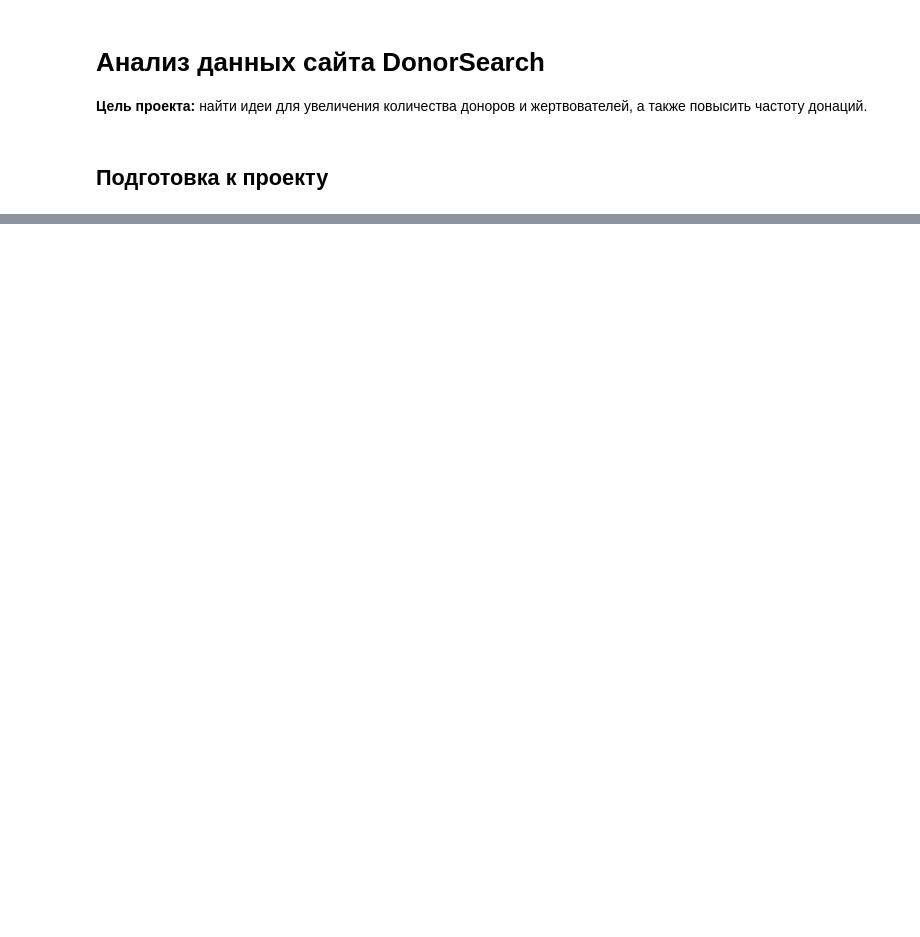
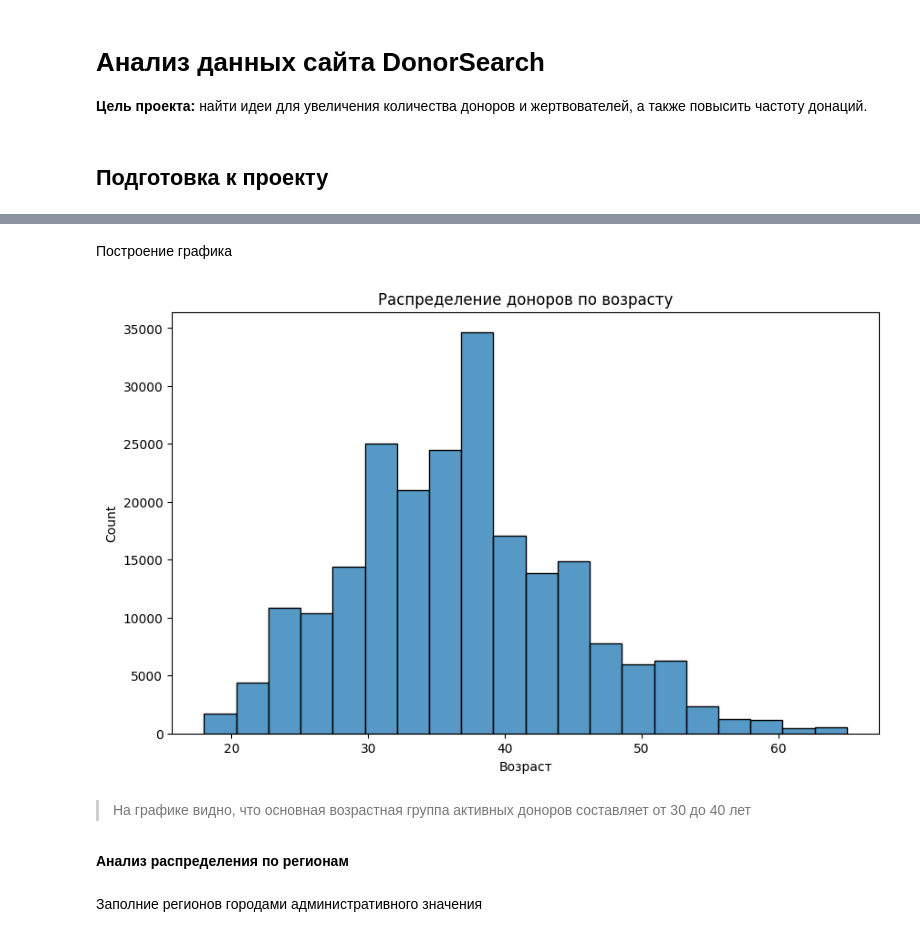
Before and after one commit to shprnu/donorp, a Jupyter notebook: donorp.ipynb, the cells around one changed output, grey strips where cells are left out. Drawn from its saved outputs; the diff is of its cells as text; code cells hidden in the pictures; blank space fills up the shorter version.

```diff
--- a/donorp.ipynb
+++ b/donorp.ipynb
@@ -28,0 +160,9 @@ FileNotFoundError: [Errno 2] No such file or directory: 'datasets/users_anon_dat
+# %%
+def get_age(x):
+    if x == 'Не указано':
+        return None
+    else:
+        age = datetime.date.today().year - datetime.date(int(x[6:10]), int(x[3:5]), int(x[0:2])).year
+        # убираем аномальный возраст
+        age = age if (18 <= age <= 65) else None
+        return age
@@ -28,0 +171,19 @@ FileNotFoundError: [Errno 2] No such file or directory: 'datasets/users_anon_dat
+# %%
+donors_data['Возраст'] = donors_data['Дата рождения'].apply(lambda x: get_age(x))
+# %% [markdown]
+Построение графика
+# %%
+plt.figure(figsize=(10, 6))
+sns.histplot(donors_data['Возраст'].dropna(), bins=20)
+plt.title('Распределение доноров по возрасту')
+plt.show()
+# %% [output]
+[figure, added]
+# %% [markdown]
+
+
+> На графике видно, что основная возрастная группа активных доноров составляет от 30 до 40 лет
+# %% [markdown]
+**Анализ распределения по регионам**
+# %% [markdown]
+Заполние регионов городами административного значения
```
Also changed, not shown: parts of 131 cells of this notebook.
